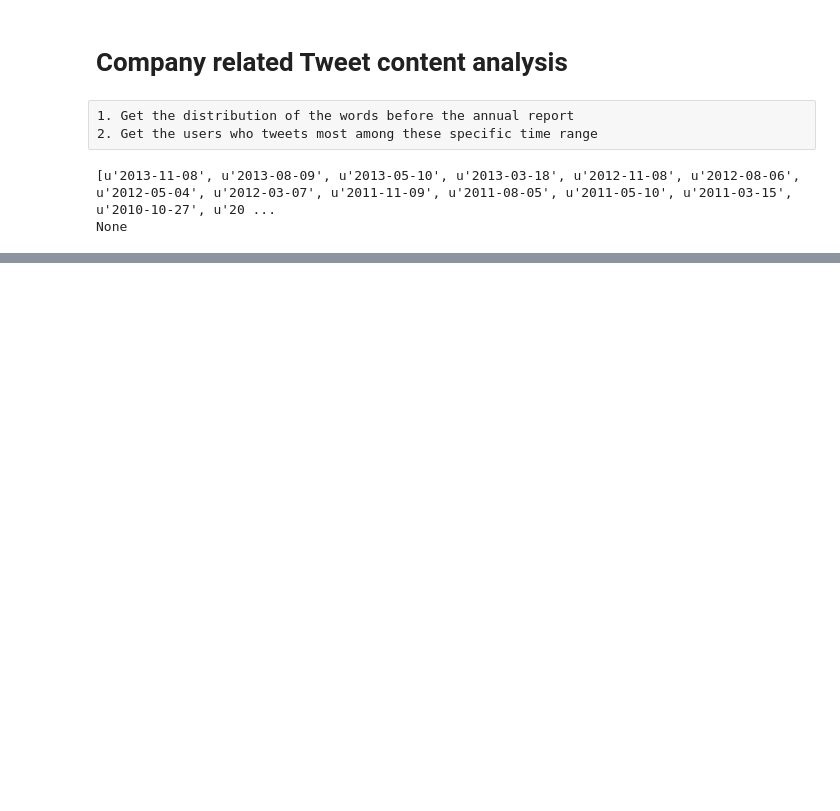
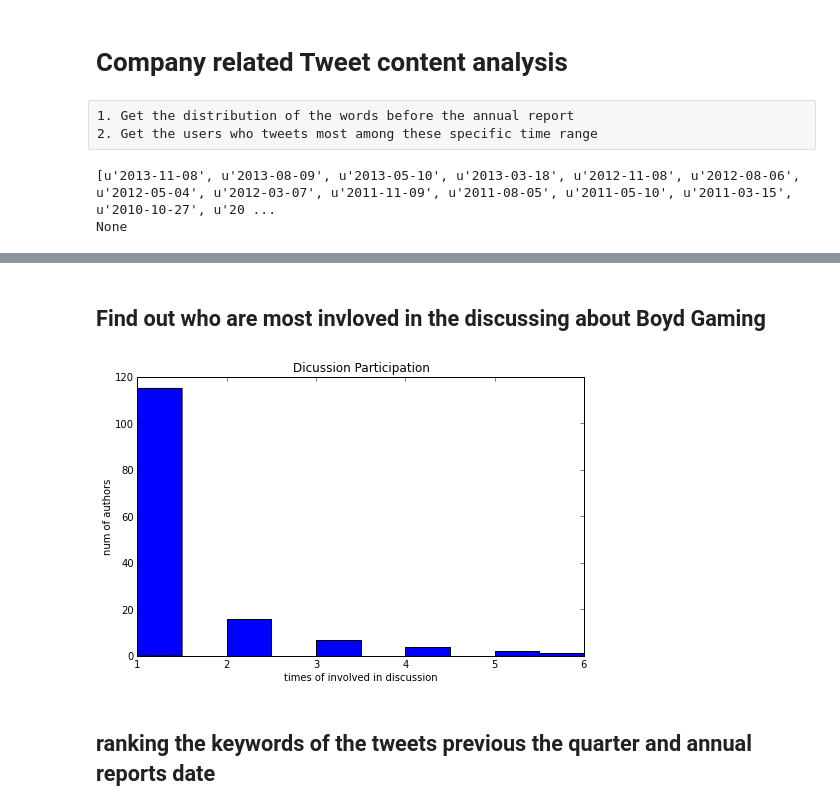
Before and after one commit to Tskatom/company_market, a Jupyter notebook: code/Company_Market_Tweet_Content.ipynb, the cells around one changed output, grey strips where cells are left out. Drawn from its saved outputs; the diff is of its cells as text; code cells hidden in the pictures; blank space fills up the shorter version.

```diff
--- a/code/Company_Market_Tweet_Content.ipynb
+++ b/code/Company_Market_Tweet_Content.ipynb
@@ -148,7 +171,7 @@ def make_tag_cloud(freqs):
     create_tag_image(tags, fname, size=(700, 400), fontname='Droid Sans')
     return fname
 
-def content_analyze(tweets):
+def content_analyze_withwordcloud(tweets):
     """
     count the words frequency without stop words
     """
@@ -160,6 +183,18 @@ def content_analyze(tweets):
     common = token_counter.most_common(100)
     imgpath = make_tag_cloud(common)
     display(Image(filename=imgpath))
+
+def content_analyze(tweets, top):
+    """
+    count the words frequency without stop words
+    """
+    tokens = []
+    for t in tweets:
+        text = unicodedata.normalize('NFKC', t['text']).lower()
+        tokens.extend([w for w in text.split() if w not in ['-', 'rt', '...', 'boyd', 'gaming', '$byd'] + nltk.corpus.stopwords.words('english')])
+    token_counter = Counter(tokens)
+    common = token_counter.most_common(top)
+    return common
 
 def author_analyze(tweets, top):
     df = pd.DataFrame(tweets)
@@ -184,7 +219,7 @@ def entities_analyze(tweets, top):
 def batch_analysis(quarterly_days, dic_tweets, analysis_func, top):
     rank = {}
     for day in quarterly_days:
-        quarter_tweets = get_tweets_by_windows(dic_tweets, day, 15)
+        quarter_tweets = get_tweets_by_windows(dic_tweets, day, 7)
         tweets = []
         for d in quarter_tweets:
             tweets.extend(quarter_tweets[d])
@@ -193,5 +228,5 @@ def batch_analysis(quarterly_days, dic_tweets, analysis_func, top):
     return rank
 
 #author_rank = batch_analysis(quarterly_days, byd_tweets, author_analyze, 15)
-entities_rank = batch_analysis(all_event_days, byd_tweets, entities_analyze, 10)
+
 #entities_analyze()
@@ -214,0 +292,24 @@ HTML(pd.DataFrame(entities_rank).to_html())
+# %% [markdown]
+## Find out who are most invloved in the discussing about Boyd Gaming
+# %%
+author_rank = batch_analysis(quarterly_days, byd_tweets, author_analyze, 10)
+# %%
+def analyze_involve(author_rank):
+    num_events = len(author_rank)
+    authors = []
+    for day in author_rank:
+        authors.extend([q.split(" ")[0] for q in author_rank[day] if q.split(" ")[1] != "(0)"])
+
+    author_counter = Counter(authors)
+    frequency = author_counter.values()
+    figure(figsize(8,5), dpi=80)
+    hist(frequency)
+    ax = gca()
+    ax.set_ylabel('num of authors')
+    ax.set_xlabel('times of involved in discussion')
+    ax.set_title('Dicussion Participation')
+analyze_involve(author_rank)
+# %% [output]
+[figure, added]
+# %% [markdown]
+## ranking the keywords of the tweets previous the quarter and annual reports date
```
Also changed, not shown: parts of 7 cells of this notebook, 1 other file.
